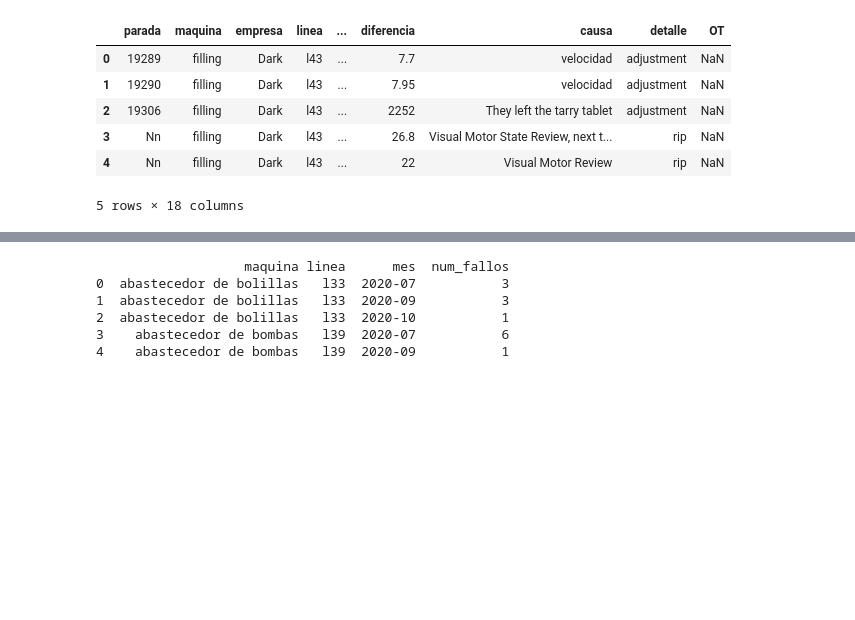
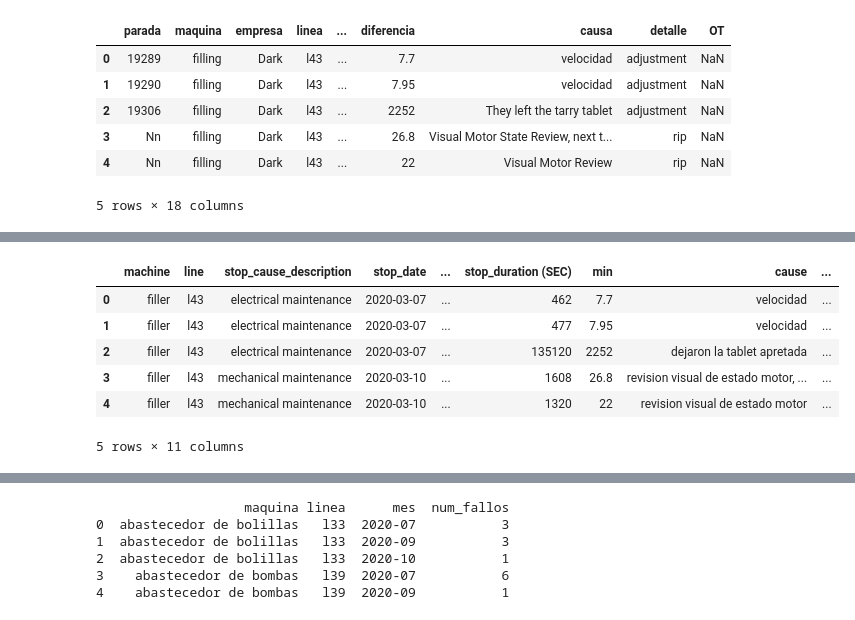
Before and after one commit to 2023206/Capstone_DA, a Jupyter notebook: Untitled.ipynb, the cells around one changed output, grey strips where cells are left out. Drawn from its saved outputs; the diff is of its cells as text; code cells hidden in the pictures; blank space fills up the shorter version.

```diff
--- a/Untitled.ipynb
+++ b/Untitled.ipynb
@@ -141 +114,79 @@ memory usage: 122.6+ KB
+# %%
+machine_translation_dict = {
+    'llenadora': 'filler',
+    'martillo': 'hammer',
+    'crimpadora': 'crimper',
+    'transporte': 'transport',
+    'celofanadora': 'cellophane machine',
+    'estuchadora': 'cartoner',
+    'brazo transporte': 'transport arm',
+    'abastecedor pinceles': 'brush feeder',
+    'sobretapa': 'overcapper',
+    'abastecedor de mecanismos': 'mechanism feeder',
+    'axon': 'axon',
+    'abastecedor de tapas': 'cap feeder',
+    'bomba moyno': 'moyno pump',
+    'etiquetadora': 'labeler',
+    'camara': 'camera',
+    'etiquetadora de fondo': 'bottom labeler',
+    'torqueadora': 'torquer',
+    'transfer': 'transfer',
+    'balanza': 'scale',
+    'embalador': 'packer',
+    'abastecedor tubos': 'tube feeder',
+    'inkjet': 'inkjet',
+    'abastecedor de envases': 'container feeder',
+    'abastecedor de bombas': 'pump feeder',
+    'coloca bolillas': 'ball placer',
+    'logipack': 'logipack',
+    'laser': 'laser',
+    'abastecedor de bolillas': 'ball feeder',
+    'picking forzado': 'forced picking',
+    'pick and play': 'pick and play',
+    'coloca tapas': 'cap placer',
+    'bomba neumatica': 'pneumatic pump',
+    'girador de pucks': 'puck turner',
+    'bajador tetina': 'nipple lowerer',
+    'coloca bombas': 'pump placer',
+    'enhebrado/coloca bombas': 'threading/pump placer',
+    'cozolli': 'cozolli',
+    'celofanadora l10': 'cellophane machine',
+    'crimpadora l11': 'crimper',
+    'etiquetadora l33': 'labeler'
+}
+
+stop_cause_translation_dict = {
+    'mantenimiento electrico': 'electrical maintenance',
+    'mantenimiento mecanico': 'mechanical maintenance'
+}
+
+detail_translation_dict = {
+    'ajuste': 'adjustment',
+    'rotura': 'breakdown',
+    'componentes': 'components',
+    '-': '-',
+    'diseño': 'design',
+    'ajsute': 'adjustment',  # corregir el error tipográfico 'ajsute'
+    'componente': 'component',
+    'no aplica': 'not applicable',
+    'mantenimiento': 'maintenance',
+    'preventivo': 'preventive'
+}
+
+# Renombrar las columnas
+df.rename(columns=translation_dict, inplace=True)
+
+# Aplicar la traducción a las columnas 'machine', 'stop_cause_description' y 'detail'
+df['machine'] = df['machine'].replace(machine_translation_dict)
+df['stop_cause_description'] = df['stop_cause_description'].replace(stop_cause_translation_dict)
+df['detail'] = df['detail'].replace(detail_translation_dict)
+df.head()
+# %% [output]
+|  | machine | line | stop_cause_description | stop_date | ... | stop_duration (SEC) | min | cause | ... |
+| 0 | filler | l43 | electrical maintenance | 2020-03-07 | ... | 462 | 7.7 | velocidad | ... |
+| 1 | filler | l43 | electrical maintenance | 2020-03-07 | ... | 477 | 7.95 | velocidad | ... |
+| 2 | filler | l43 | electrical maintenance | 2020-03-07 | ... | 135120 | 2252 | dejaron la tablet apretada | ... |
+| 3 | filler | l43 | mechanical maintenance | 2020-03-10 | ... | 1608 | 26.8 | revision visual de estado motor, ... | ... |
+| 4 | filler | l43 | mechanical maintenance | 2020-03-10 | ... | 1320 | 22 | revision visual de estado motor | ... |
+5 rows × 11 columns
 # %%
```
Also changed, not shown: parts of 10 cells of this notebook.
